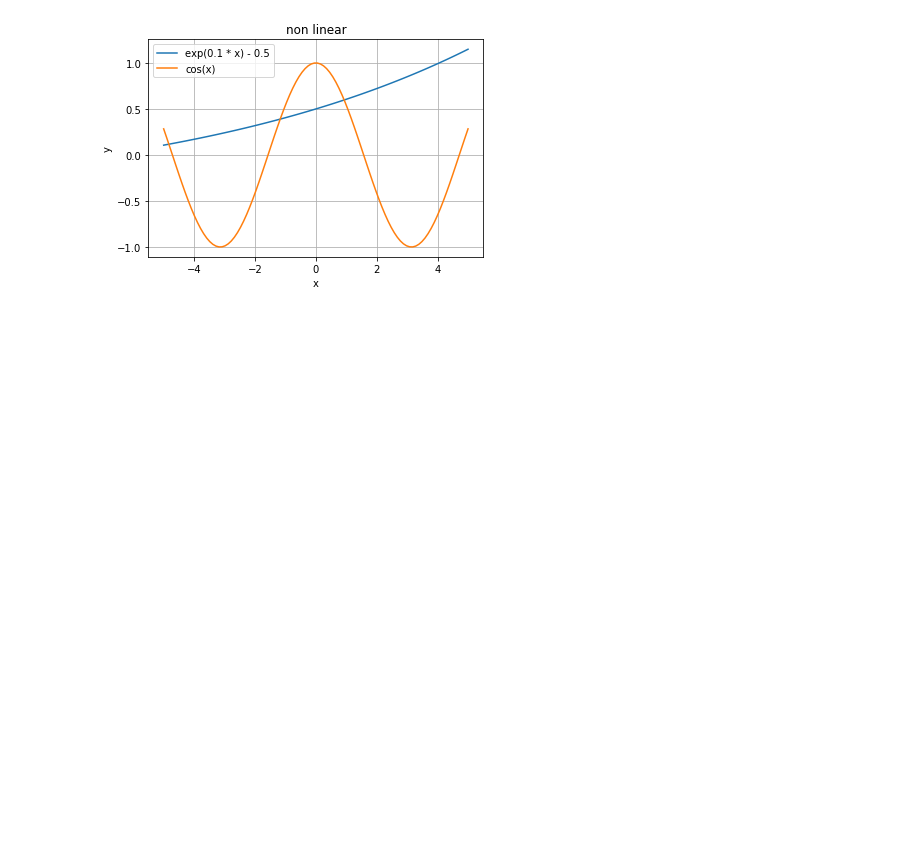
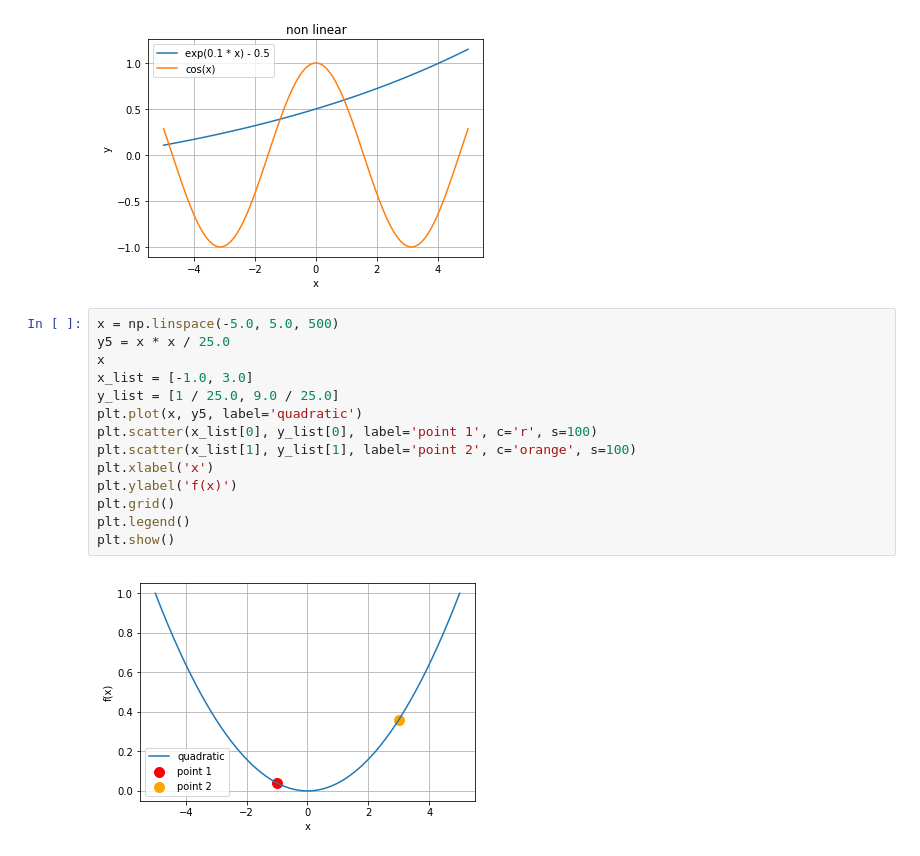
Before and after one commit to crcrpar/dl_material, a Jupyter notebook: util_notes/graphics_0.ipynb, the cells around one changed output. Cells and saved outputs as stored; diff of their text form; blank space fills up the shorter version.

```diff
--- a/util_notes/graphics_0.ipynb
+++ b/util_notes/graphics_0.ipynb
@@ -151,3 +151,19 @@ plt.savefig('../images/non_linear.png')
 plt.show()
 # %% [output]
 [figure]
+# %%
+x = np.linspace(-5.0, 5.0, 500)
+y5 = x * x / 25.0
+x
+x_list = [-1.0, 3.0]
+y_list = [1 / 25.0, 9.0 / 25.0]
+plt.plot(x, y5, label='quadratic')
+plt.scatter(x_list[0], y_list[0], label='point 1', c='r', s=100)
+plt.scatter(x_list[1], y_list[1], label='point 2', c='orange', s=100)
+plt.xlabel('x')
+plt.ylabel('f(x)')
+plt.grid()
+plt.legend()
+plt.show()
+# %% [output]
+[figure, added]
```
Also changed, not shown: parts of 1 cell of this notebook.
